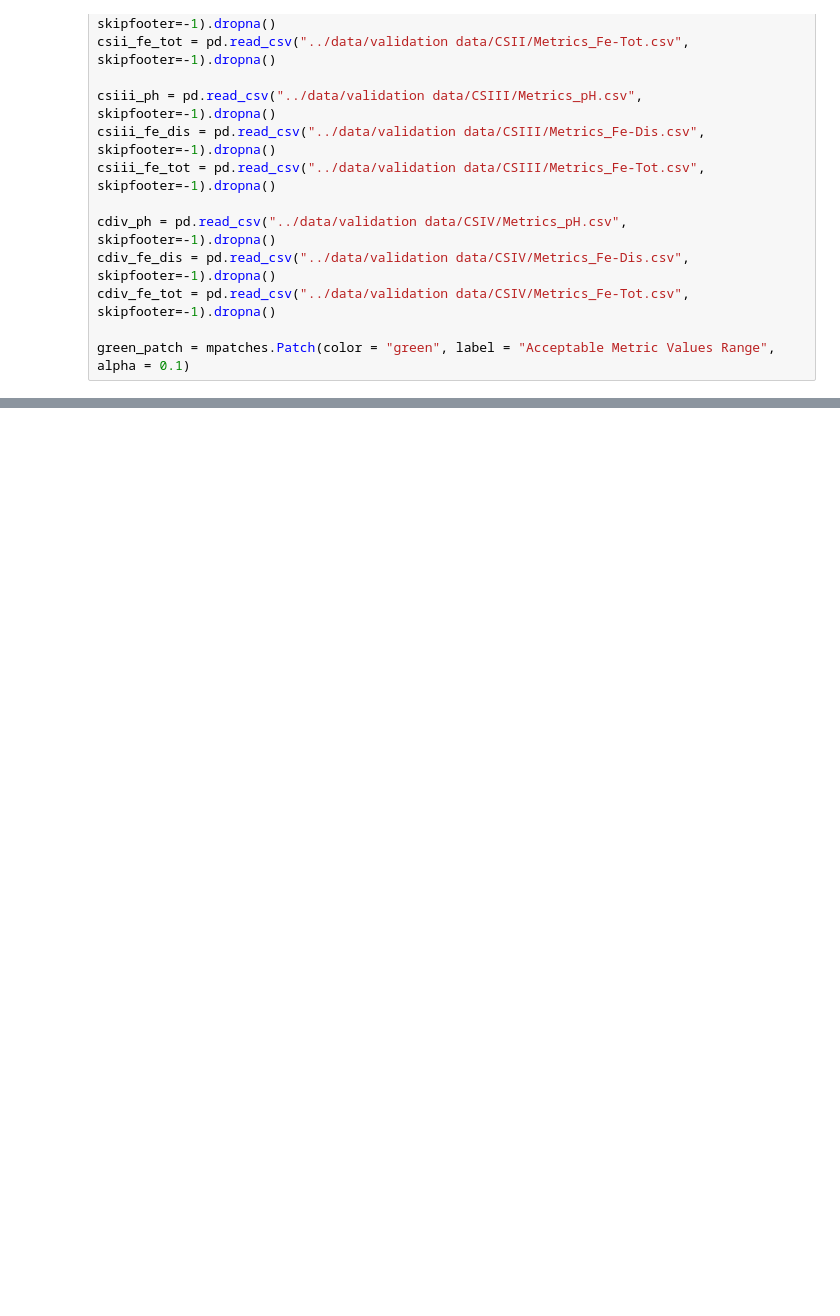
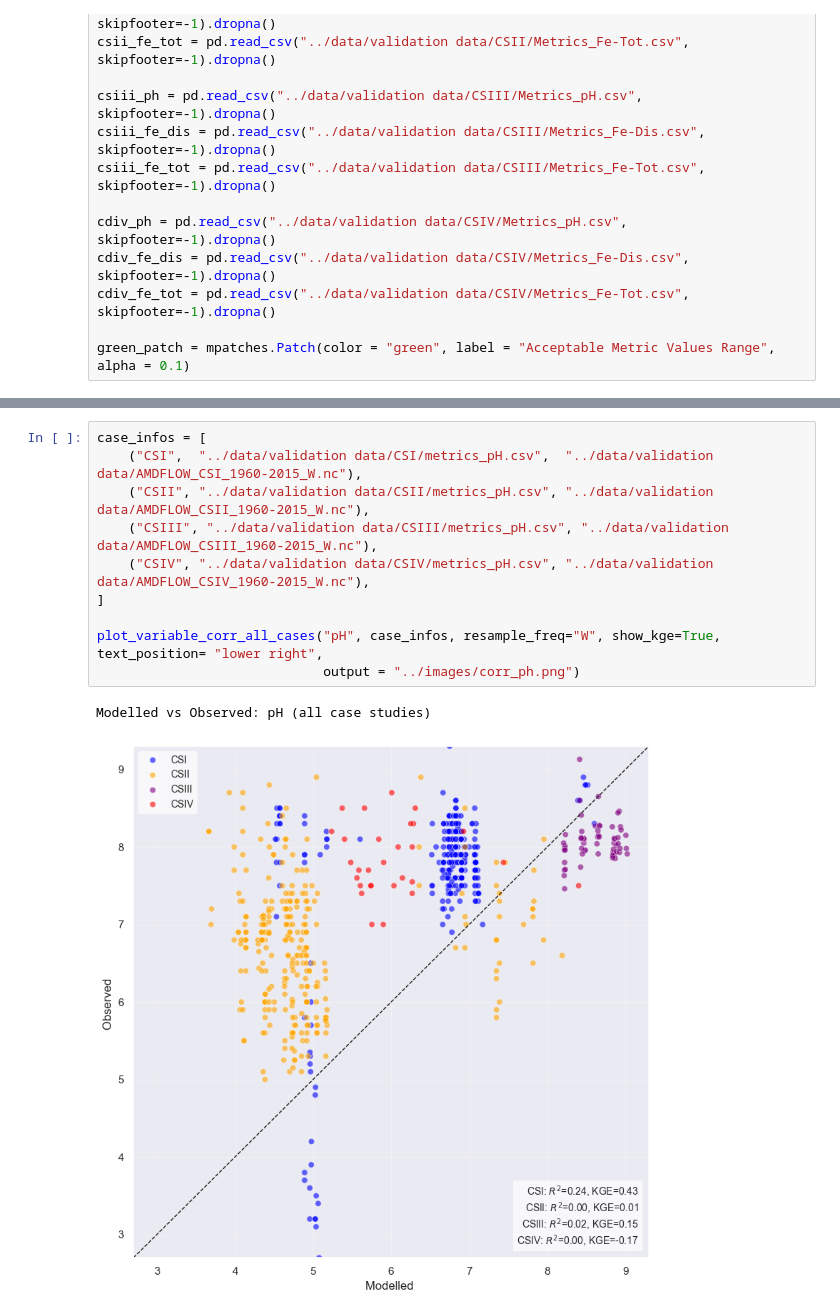
Before and after one commit to lgroenhart/AMDFLOW, a Jupyter notebook: val_plots.ipynb, the cells around one changed output, grey strips where cells are left out. Drawn from its saved outputs; the diff is of its cells as text; blank space fills up the shorter version.

```diff
--- a/val_plots.ipynb
+++ b/val_plots.ipynb
@@ -335,0 +615,13 @@ plt.tight_layout()
+# %%
+case_infos = [
+    ("CSI",  "../data/validation data/CSI/metrics_pH.csv",  "../data/validation data/AMDFLOW_CSI_1960-2015_W.nc"),
+    ("CSII", "../data/validation data/CSII/metrics_pH.csv", "../data/validation data/AMDFLOW_CSII_1960-2015_W.nc"),
+    ("CSIII", "../data/validation data/CSIII/metrics_pH.csv", "../data/validation data/AMDFLOW_CSIII_1960-2015_W.nc"),
+    ("CSIV", "../data/validation data/CSIV/metrics_pH.csv", "../data/validation data/AMDFLOW_CSIV_1960-2015_W.nc"),
+]
+
+plot_variable_corr_all_cases("pH", case_infos, resample_freq="W", show_kge=True, text_position= "lower right",
+                             output = "../images/corr_ph.png")
+# %% [output]
+Modelled vs Observed: pH (all case studies)
+[figure, added]
```
Also changed, not shown: parts of 25 cells of this notebook.
